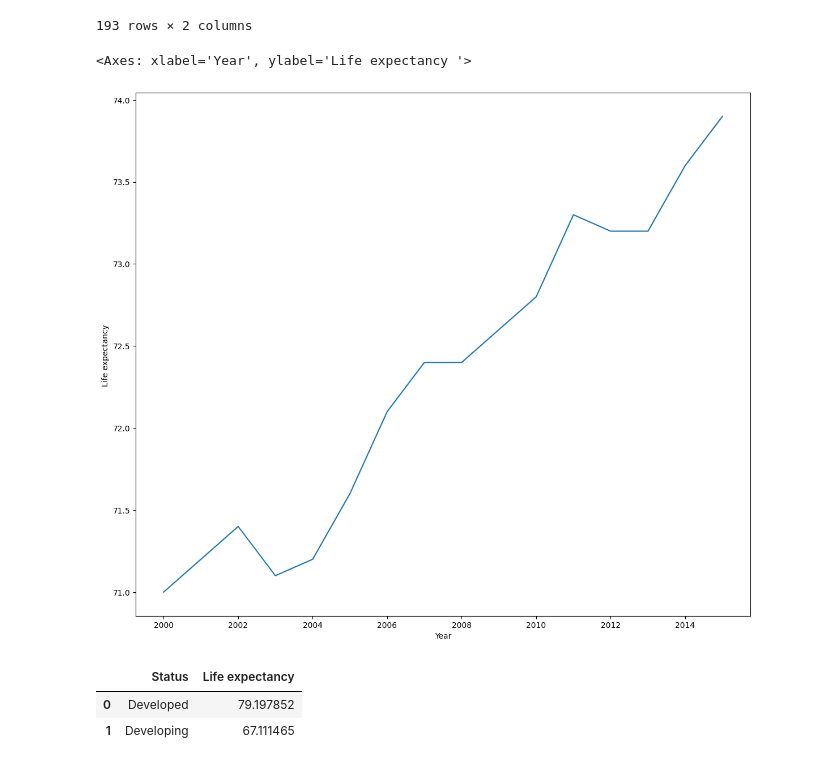
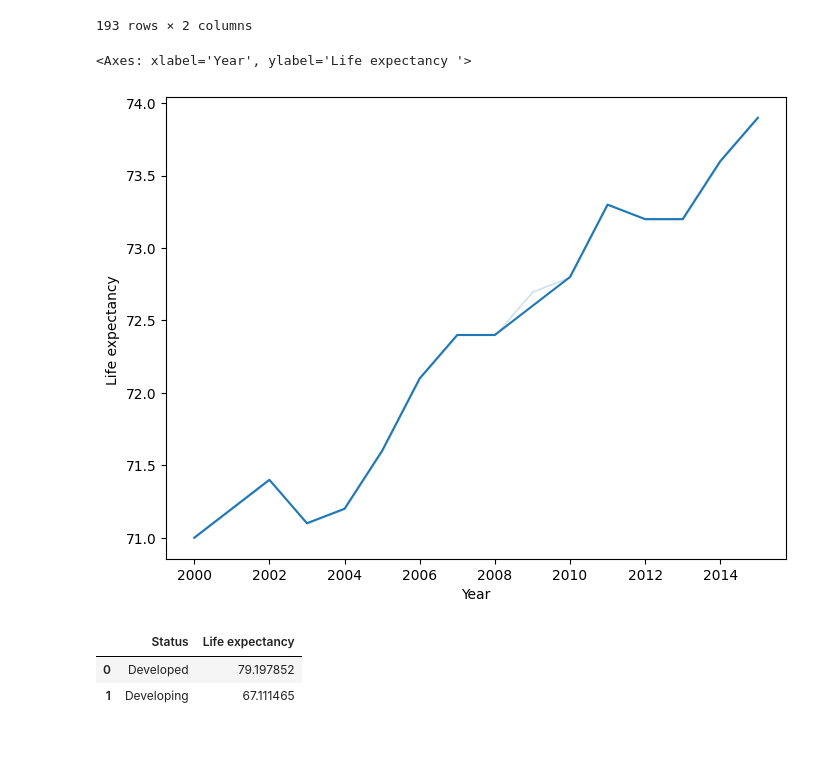
Before and after one commit to Sweetom/sweet, a Jupyter notebook: Life Expectancy/notebooks/FinalProject.ipynb, the cells around one changed output. Saved outputs shown, nothing was run; the diff lists cells and outputs as text; code cells hidden in the pictures.

```diff
--- a/Life Expectancy/notebooks/FinalProject.ipynb
+++ b/Life Expectancy/notebooks/FinalProject.ipynb
@@ -158,11 +158,11 @@ df.groupby("Country").agg({'Life expectancy ':'mean', 'Alcohol':'mean'}).sort_va
 | South Sudan | 53.87500 | NaN |
 193 rows × 2 columns
 # %%
-fig = plt.figure(figsize= (14,12))
+fig = plt.figure(figsize= (8,6))
 sns.lineplot(data=df, x= 'Year', y='Life expectancy ', estimator = np.median, ci = 0)
 # %% [output]
 <Axes: xlabel='Year', ylabel='Life expectancy '>
-[figure, old version]
+[figure, new version]
 # %%
 #average life expectancy grouped by status of a country
 avg = df[['Life expectancy ']].groupby(df['Status']).mean()
```
